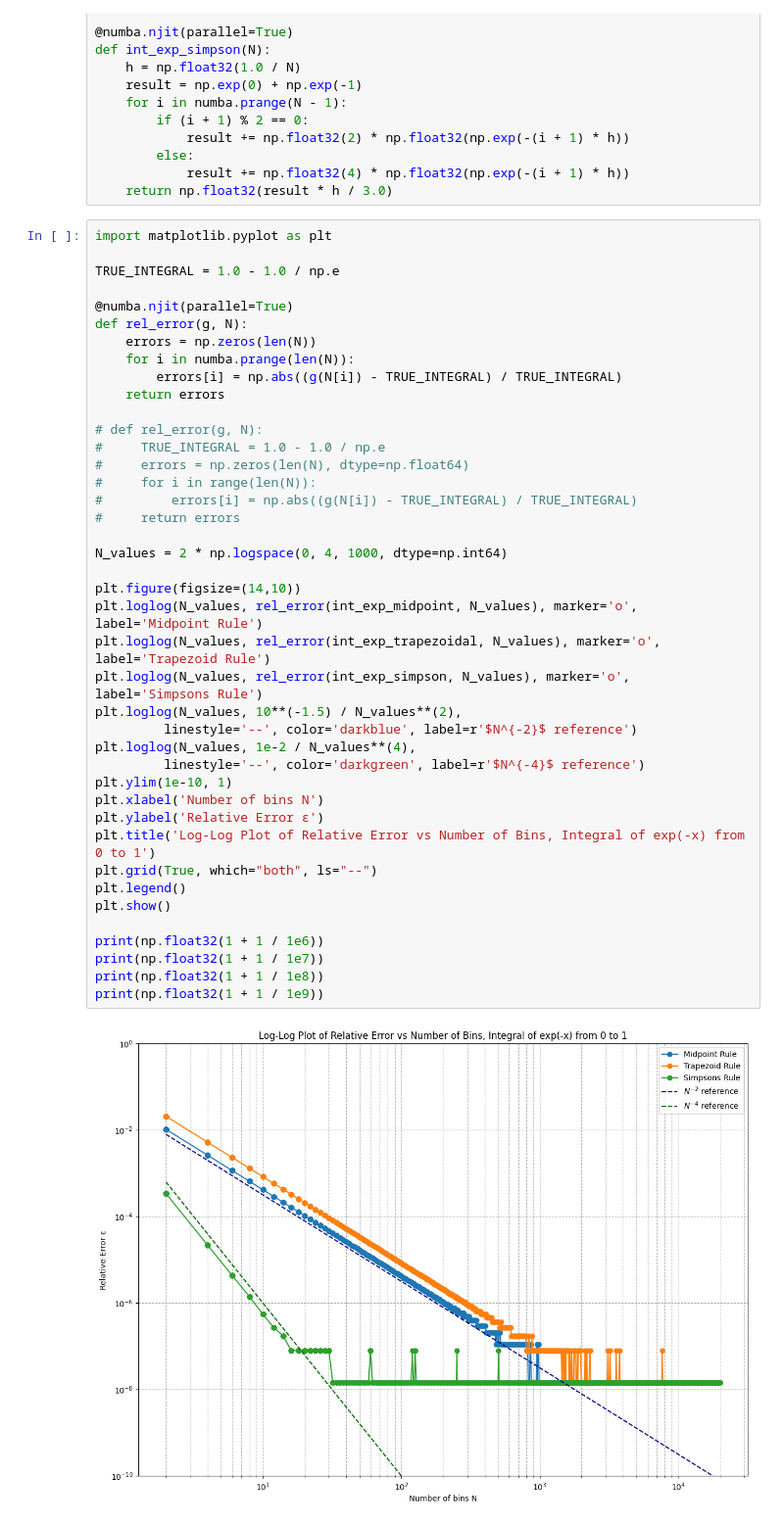
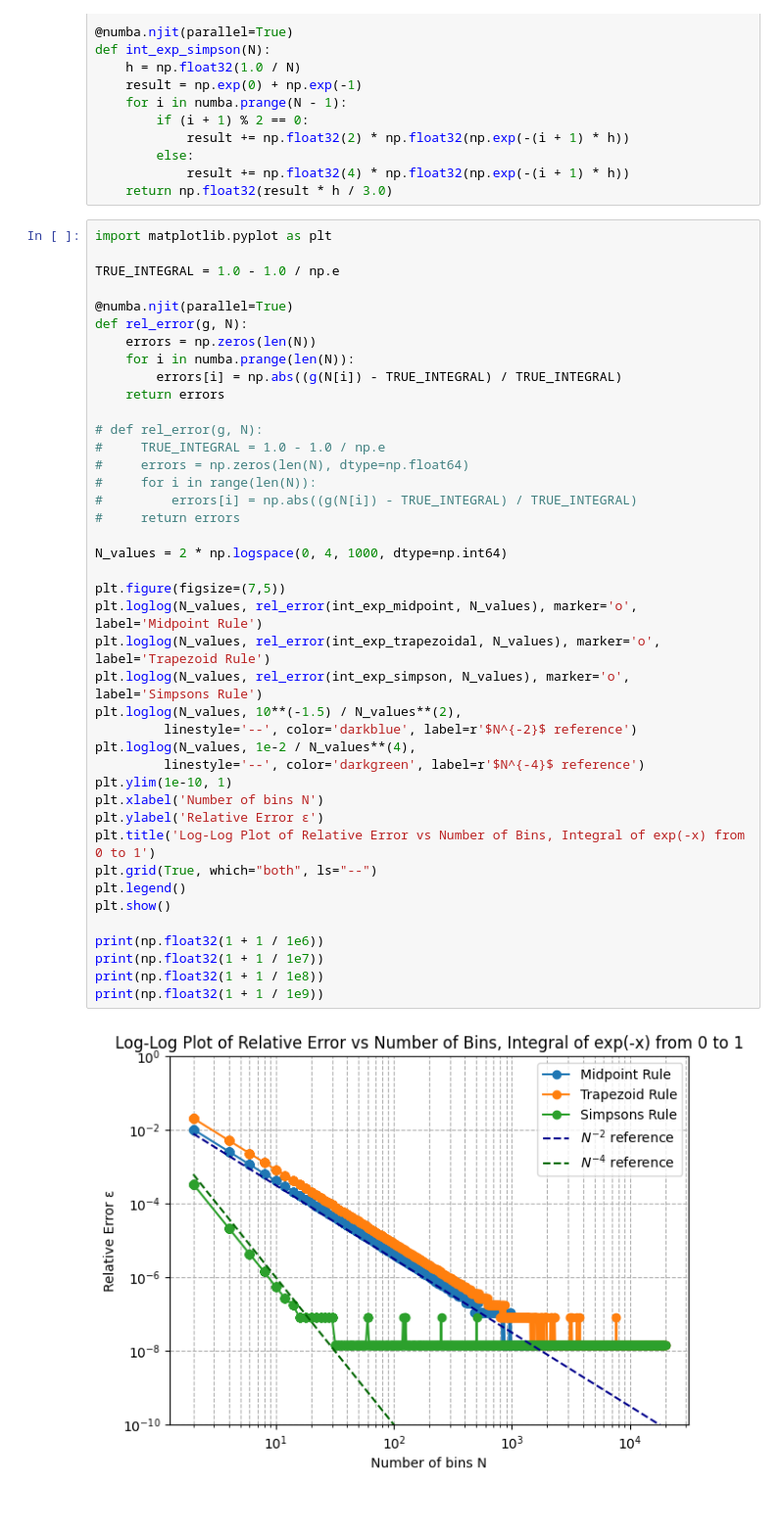
Before and after one commit to ndh3286-dev/CompPhys_HW, a Jupyter notebook: HW1/2.ipynb, the cells around one changed output. Shown: that part at 98% size. Drawn from its saved outputs; the diff is of its cells as text.

```diff
--- a/HW1/2.ipynb
+++ b/HW1/2.ipynb
@@ -88,35 +88,35 @@ def rel_error(g, N):
 
 # def rel_error(g, N):
 #     TRUE_INTEGRAL = 1.0 - 1.0 / np.e
 #     errors = np.zeros(len(N), dtype=np.float64)
 #     for i in range(len(N)):
 #         errors[i] = np.abs((g(N[i]) - TRUE_INTEGRAL) / TRUE_INTEGRAL)
 #     return errors
 
 N_values = 2 * np.logspace(0, 4, 1000, dtype=np.int64)
 
-plt.figure(figsize=(14,10))
+plt.figure(figsize=(7,5))
 plt.loglog(N_values, rel_error(int_exp_midpoint, N_values), marker='o', label='Midpoint Rule')
 plt.loglog(N_values, rel_error(int_exp_trapezoidal, N_values), marker='o', label='Trapezoid Rule')
 plt.loglog(N_values, rel_error(int_exp_simpson, N_values), marker='o', label='Simpsons Rule')
 plt.loglog(N_values, 10**(-1.5) / N_values**(2),
          linestyle='--', color='darkblue', label=r'$N^{-2}$ reference')
 plt.loglog(N_values, 1e-2 / N_values**(4),
          linestyle='--', color='darkgreen', label=r'$N^{-4}$ reference')
 plt.ylim(1e-10, 1)
 plt.xlabel('Number of bins N')
 plt.ylabel('Relative Error ε')
 plt.title('Log-Log Plot of Relative Error vs Number of Bins, Integral of exp(-x) from 0 to 1')
 plt.grid(True, which="both", ls="--")
 plt.legend()
 plt.show()
 
 print(np.float32(1 + 1 / 1e6))
 print(np.float32(1 + 1 / 1e7))
 print(np.float32(1 + 1 / 1e8))
 print(np.float32(1 + 1 / 1e9))
 # %% [output]
-[figure, old version]
+[figure, new version]
 1.000001
 1.0000001
 1.0
```
Also changed, not shown: 4 other files.
